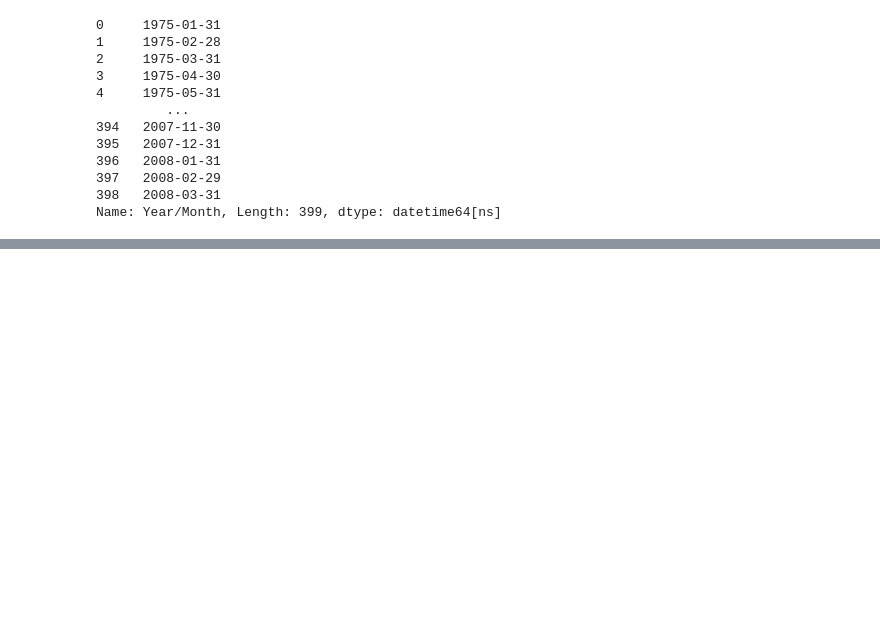
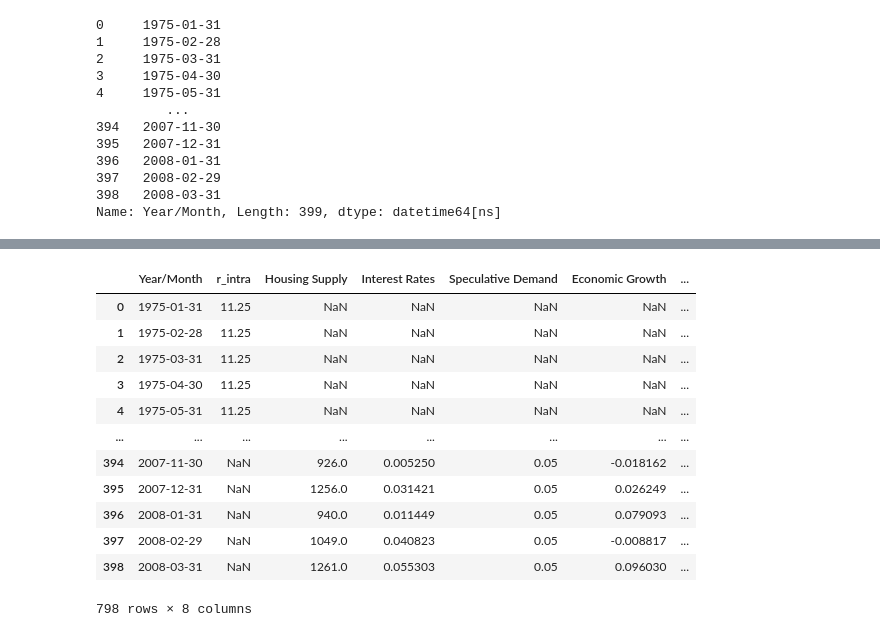
Before and after one commit to shanekeenan/prog_data_analysis, a Jupyter notebook: project1/project1.ipynb, the cells around one changed output, grey strips where cells are left out. Cells and saved outputs as stored; diff of their text form; code cells hidden in the pictures; blank space fills up the shorter version.

```diff
--- a/project1/project1.ipynb
+++ b/project1/project1.ipynb
@@ -231,2 +230,0 @@ real_intra_
-# %%
-real_intra_idx = real_intra_.insert(0, 'Year/Month', date)
@@ -236,0 +246,18 @@ real_intra_idx
+# %%
+result = pd.concat([real_intra_, data])
+# %%
+result
+# %% [output]
+|  | Year/Month | r_intra | Housing Supply | Interest Rates | Speculative Demand | Economic Growth | ... |
+| 0 | 1975-01-31 | 11.25 | NaN | NaN | NaN | NaN | ... |
+| 1 | 1975-02-28 | 11.25 | NaN | NaN | NaN | NaN | ... |
+| 2 | 1975-03-31 | 11.25 | NaN | NaN | NaN | NaN | ... |
+| 3 | 1975-04-30 | 11.25 | NaN | NaN | NaN | NaN | ... |
+| 4 | 1975-05-31 | 11.25 | NaN | NaN | NaN | NaN | ... |
+| ... | ... | ... | ... | ... | ... | ... | ... |
+| 394 | 2007-11-30 | NaN | 926.0 | 0.005250 | 0.05 | -0.018162 | ... |
+| 395 | 2007-12-31 | NaN | 1256.0 | 0.031421 | 0.05 | 0.026249 | ... |
+| 396 | 2008-01-31 | NaN | 940.0 | 0.011449 | 0.05 | 0.079093 | ... |
+| 397 | 2008-02-29 | NaN | 1049.0 | 0.040823 | 0.05 | -0.008817 | ... |
+| 398 | 2008-03-31 | NaN | 1261.0 | 0.055303 | 0.05 | 0.096030 | ... |
+798 rows × 8 columns
```
Also changed, not shown: parts of 8 cells of this notebook.
